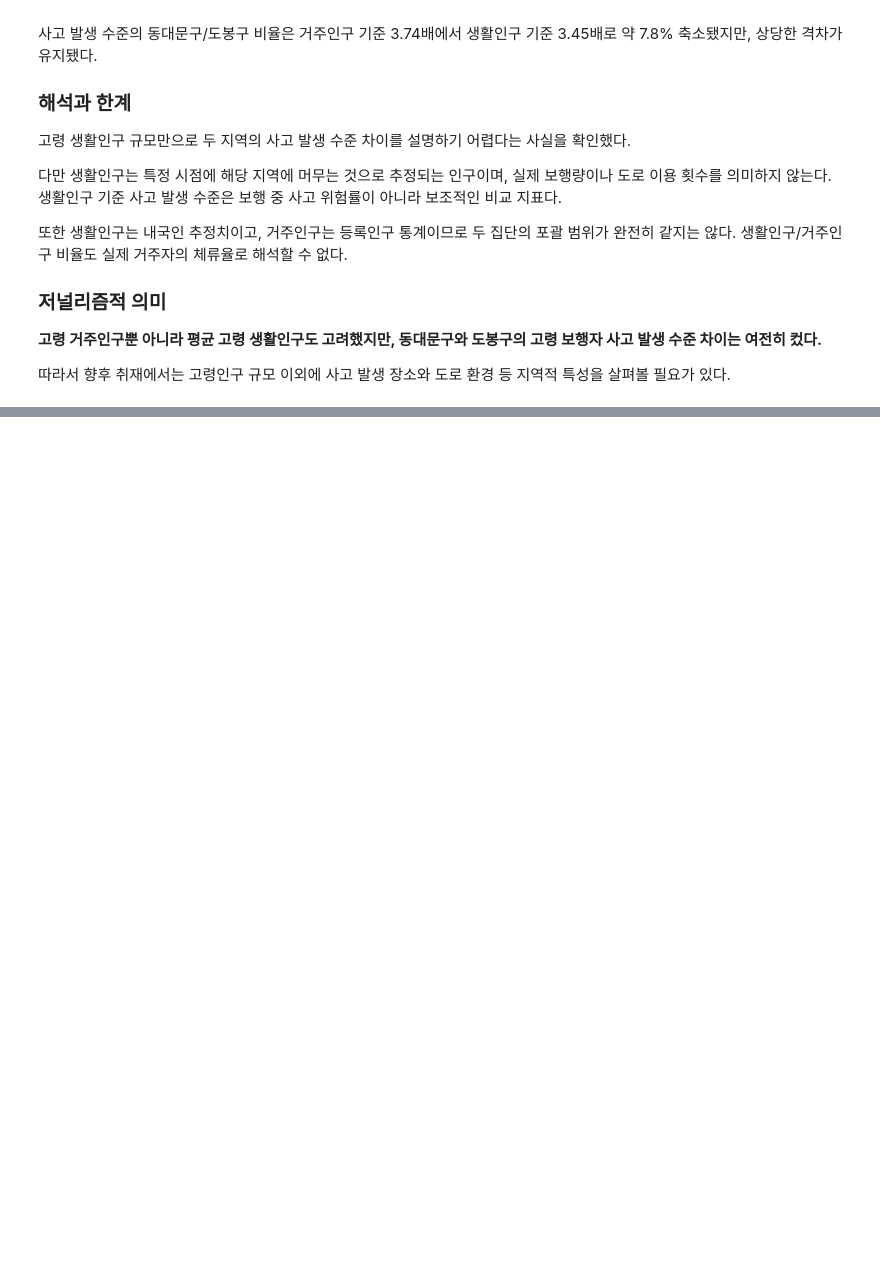
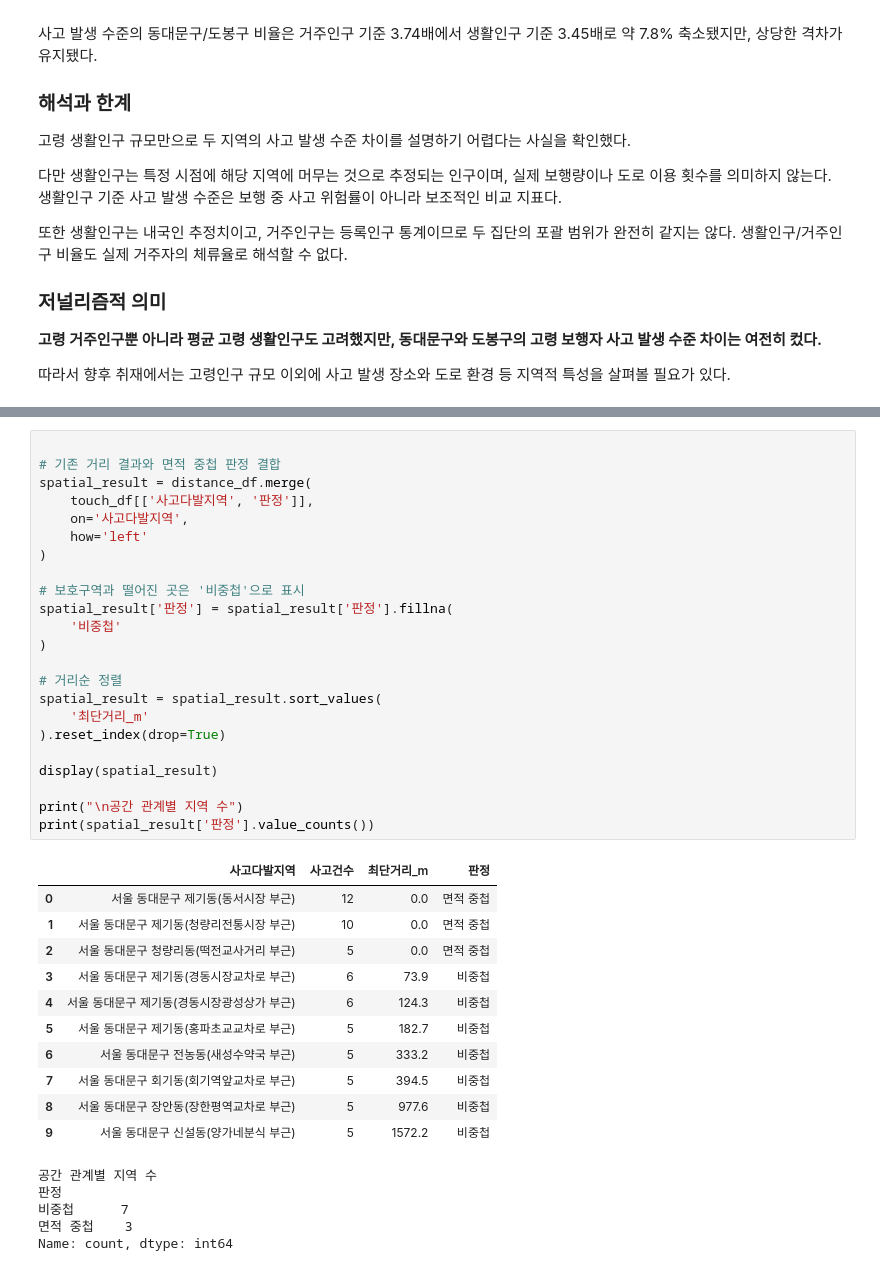
Before and after one commit to csy04x2/elder_accident, a Jupyter notebook: analysis.ipynb, the cells around one changed output, grey strips where cells are left out. Saved outputs shown, nothing was run; the diff lists cells and outputs as text; blank space fills up the shorter version.

```diff
--- a/analysis.ipynb
+++ b/analysis.ipynb
@@ -1964,0 +2092,40 @@ for code, district in target_codes.items():
+# %%
+
+# 기존 거리 결과와 면적 중첩 판정 결합
+spatial_result = distance_df.merge(
+    touch_df[['사고다발지역', '판정']],
+    on='사고다발지역',
+    how='left'
+)
+
+# 보호구역과 떨어진 곳은 '비중첩'으로 표시
+spatial_result['판정'] = spatial_result['판정'].fillna(
+    '비중첩'
+)
+
+# 거리순 정렬
+spatial_result = spatial_result.sort_values(
+    '최단거리_m'
+).reset_index(drop=True)
+
+display(spatial_result)
+
+print("\n공간 관계별 지역 수")
+print(spatial_result['판정'].value_counts())
+# %% [output]
+|  | 사고다발지역 | 사고건수 | 최단거리_m | 판정 |
+| 0 | 서울 동대문구 제기동(동서시장 부근) | 12 | 0.0 | 면적 중첩 |
+| 1 | 서울 동대문구 제기동(청량리전통시장 부근) | 10 | 0.0 | 면적 중첩 |
+| 2 | 서울 동대문구 청량리동(떡전교사거리 부근) | 5 | 0.0 | 면적 중첩 |
+| 3 | 서울 동대문구 제기동(경동시장교차로 부근) | 6 | 73.9 | 비중첩 |
+| 4 | 서울 동대문구 제기동(경동시장광성상가 부근) | 6 | 124.3 | 비중첩 |
+| 5 | 서울 동대문구 제기동(홍파초교교차로 부근) | 5 | 182.7 | 비중첩 |
+| 6 | 서울 동대문구 전농동(새성수약국 부근) | 5 | 333.2 | 비중첩 |
+| 7 | 서울 동대문구 회기동(회기역앞교차로 부근) | 5 | 394.5 | 비중첩 |
+| 8 | 서울 동대문구 장안동(장한평역교차로 부근) | 5 | 977.6 | 비중첩 |
+| 9 | 서울 동대문구 신설동(양가네분식 부근) | 5 | 1572.2 | 비중첩 |
+공간 관계별 지역 수
+판정
+비중첩      7
+면적 중첩    3
+Name: count, dtype: int64
```
Also changed, not shown: parts of 9 cells of this notebook.
